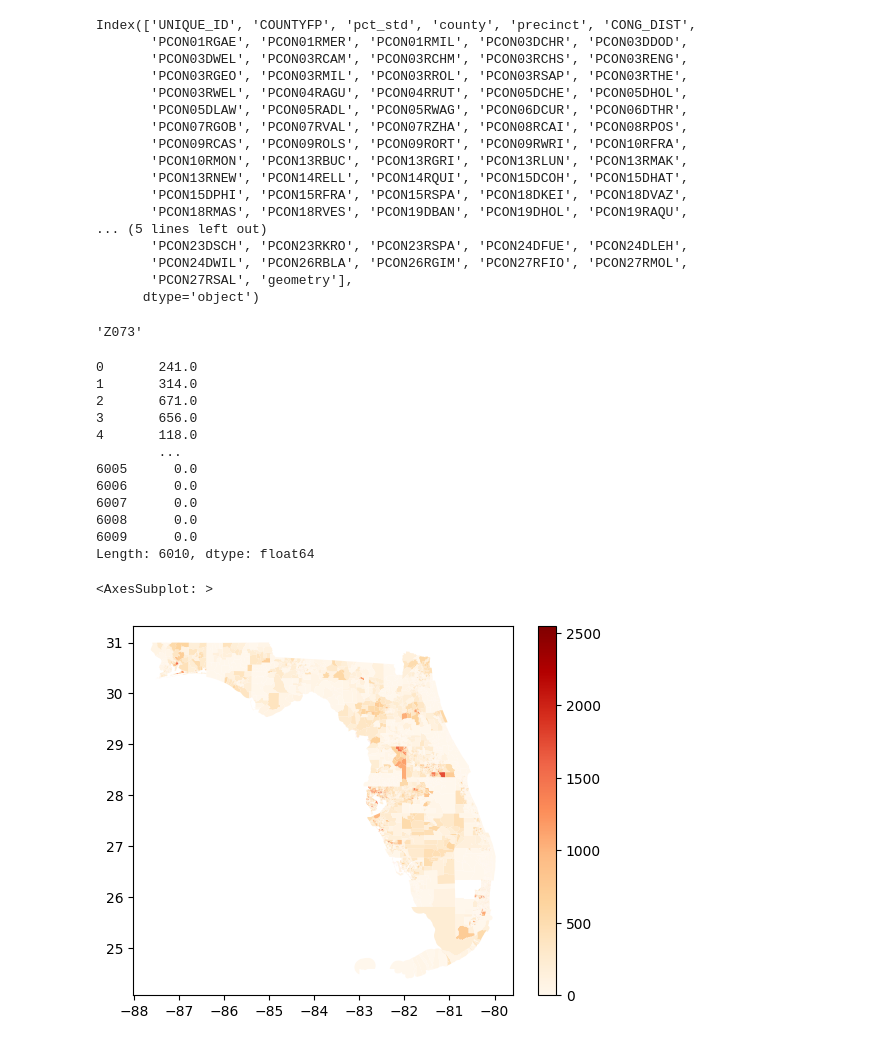
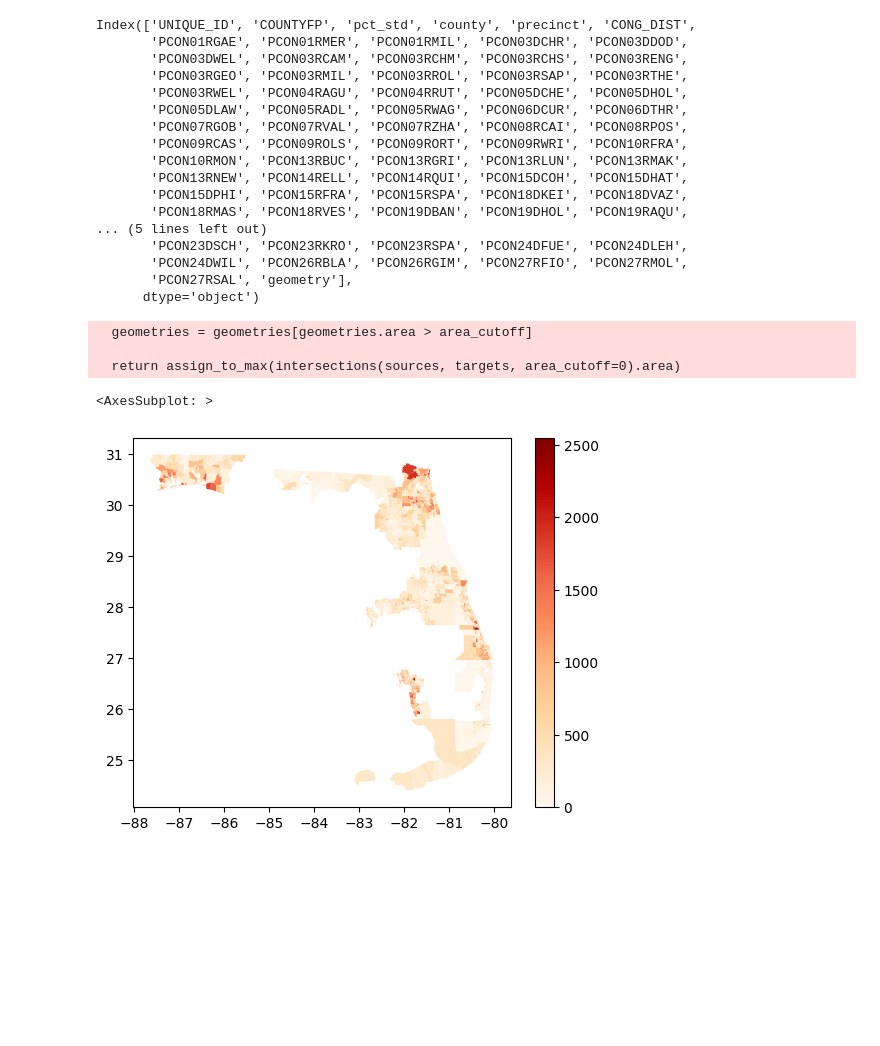
Before and after one commit to nimatullo/state-redistricter, a Jupyter notebook: gerrychain/election.ipynb, the cells around one changed output. Drawn from its saved outputs; the diff is of its cells as text; code cells hidden in the pictures; blank space fills up the shorter version.

Commit message:
added election data to north carolina

```diff
--- a/gerrychain/election.ipynb
+++ b/gerrychain/election.ipynb
@@ -47,7 +46,47 @@ new_prec = gdf(y)
-# %%
-max(precincts['precinct'])
-# %% [output]
-'Z073'
+# %%
+fields = [
+        'PCON01RGAE', 'PCON01RMER', 'PCON01RMIL', 'PCON03DCHR', 'PCON03DDOD',
+       'PCON03DWEL', 'PCON03RCAM', 'PCON03RCHM', 'PCON03RCHS', 'PCON03RENG',
+       'PCON03RGEO', 'PCON03RMIL', 'PCON03RROL', 'PCON03RSAP', 'PCON03RTHE',
+       'PCON03RWEL', 'PCON04RAGU', 'PCON04RRUT', 'PCON05DCHE', 'PCON05DHOL',
+       'PCON05DLAW', 'PCON05RADL', 'PCON05RWAG', 'PCON06DCUR', 'PCON06DTHR',
+       'PCON07RGOB', 'PCON07RVAL', 'PCON07RZHA', 'PCON08RCAI', 'PCON08RPOS',
+       'PCON09RCAS', 'PCON09ROLS', 'PCON09RORT', 'PCON09RWRI', 'PCON10RFRA',
+       'PCON10RMON', 'PCON13RBUC', 'PCON13RGRI', 'PCON13RLUN', 'PCON13RMAK',
+       'PCON13RNEW', 'PCON14RELL', 'PCON14RQUI', 'PCON15DCOH', 'PCON15DHAT',
+       'PCON15DPHI', 'PCON15RFRA', 'PCON15RSPA', 'PCON18DKEI', 'PCON18DVAZ',
+       'PCON18RMAS', 'PCON18RVES', 'PCON19DBAN', 'PCON19DHOL', 'PCON19RAQU',
+       'PCON19RASK', 'PCON19RDON', 'PCON19REAG', 'PCON19RFIG', 'PCON19RHEN',
+       'PCON19RKOW', 'PCON19RMCL', 'PCON19RSEV', 'PCON20DCHE', 'PCON20DHAS',
+       'PCON20RDEG', 'PCON20RMUS', 'PCON21DFRA', 'PCON21DWEI', 'PCON21RACO',
+       'PCON21RFEL', 'PCON21RLOO', 'PCON21RSCA', 'PCON21RSHE', 'PCON21RVIL',
+       'PCON22RFLY', 'PCON22RMEL', 'PCON22RPRU', 'PCON22RSWA', 'PCON23DPER',
+       'PCON23DSCH', 'PCON23RKRO', 'PCON23RSPA', 'PCON24DFUE', 'PCON24DLEH',
+       'PCON24DWIL', 'PCON26RBLA', 'PCON26RGIM', 'PCON27RFIO', 'PCON27RMOL',
+       'PCON27RSAL'
+]
+r = []
+d = []
+for f in fields:
+    if f[6] == 'R':
+        r.append(f)
+    elif f[6] == 'D':
+        d.append(f)
+# %%
+voting_data.to_crs(precincts.crs, inplace=True)
+assignment = maup.assign(voting_data, precincts)
+# %% [output]
+  geometries = geometries[geometries.area > area_cutoff]
+
+  return assign_to_max(intersections(sources, targets, area_cutoff=0).area)
+# %%
+precincts['R_VOTES'] = voting_data[r].groupby(assignment).sum()[r].sum(axis=1)
+precincts['D_VOTES'] = voting_data[d].groupby(assignment).sum()[d].sum(axis=1)
+# %%
+precincts.plot(column="R_VOTES", legend=True, cmap="OrRd")
+# %% [output]
+<AxesSubplot: >
+[figure, added]
 # %%
 fields = [
         'PCON01RGAE', 'PCON01RMER', 'PCON01RMIL', 'PCON03DCHR', 'PCON03DDOD',
@@ -77,32 +116,3 @@ for f in fields:
         r.append(f)
     elif f[6] == 'D':
         d.append(f)
-# %%
-new_prec[r].sum(axis=1)
-# %% [output]
-0       241.0
-1       314.0
-2       671.0
-3       656.0
-4       118.0
-        ...
-6005      0.0
-6006      0.0
-6007      0.0
-6008      0.0
-6009      0.0
-Length: 6010, dtype: float64
-# %%
-import matplotlib.pyplot as plt
-
-new_prec['R_VOTES'] = new_prec[r].sum(axis=1)
-new_prec['D_VOTES'] = new_prec[d].sum(axis=1)
-
-
-new_prec.drop(columns=r)
-new_prec.drop(columns=d)
-
-new_prec.plot(column="R_VOTES", cmap='OrRd', legend=True, missing_kwds={'color': 'lightgrey'})
-# %% [output]
-<AxesSubplot: >
-[figure, removed]
```
Also changed, not shown: parts of 11 cells of this notebook, 12 other files.
